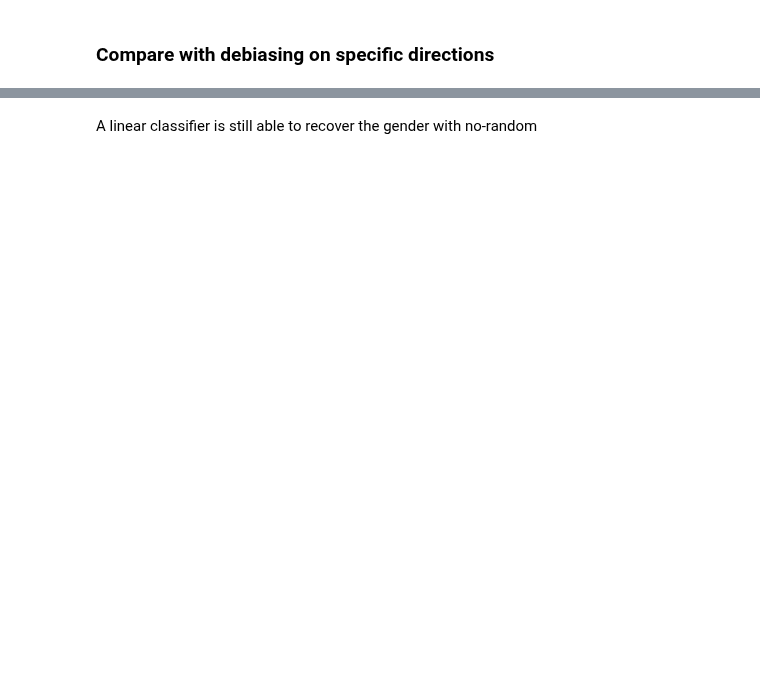
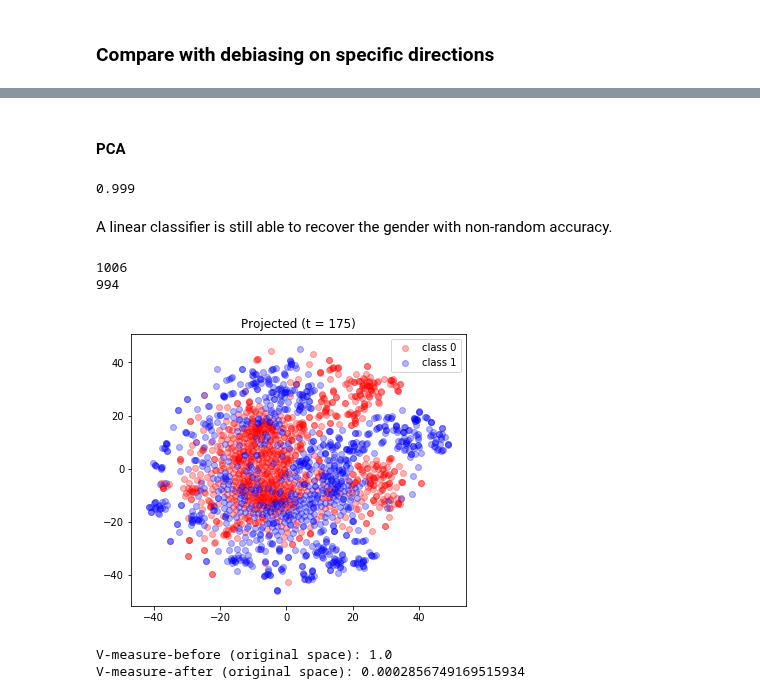
Before and after one commit to shauli-ravfogel/nullspace_projection, a Jupyter notebook: notebooks/word2vec_debiasing.ipynb, the cells around one changed output, grey strips where cells are left out. Saved outputs shown, nothing was run; the diff lists cells and outputs as text; code cells hidden in the pictures; blank space fills up the shorter version.

```diff
--- a/notebooks/word2vec_debiasing.ipynb
+++ b/notebooks/word2vec_debiasing.ipynb
@@ -791,5 +737,5 @@ print (p_value_exhust(A, B, G, H, model_cleaned))
 # %% [markdown]
 ### Compare with debiasing on specific directions
 # %%
-words = [("he", "she"), ("man", "woman"), ("boy", "girl"), ("king", "queen"), ("him", "her"), ("father", "mother"), ("grandfather", "grandmother")]
+specific_words = [("he", "she"), ("man", "woman"), ("boy", "girl"), ("him", "her"), ("father", "mother")]
 # %%
@@ -806,2 +752,36 @@ print(clf.score(X_dev_cleaned, Y_dev))
+# %% [markdown]
+#### PCA
+# %%
+gender_vecs = [model[p[0]] - model[p[1]] for p in specific_words]
+pca = PCA(n_components=1)
+pca.fit(gender_vecs)
+gender_direction = pca.components_
+P_by_words = debias.debias_by_specific_directions(np.array([gender_direction]), 300) # projection matrix generated by zeroing the above directions
+X_dev_cleaned = (P_by_words.dot(X_dev.T)).T
+X_train_cleaned = (P_by_words.dot(X_train.T)).T
+# %%
+clf = LinearSVC()
+clf.fit(X_train_cleaned, Y_train)
+print(clf.score(X_dev_cleaned, Y_dev))
+# %% [output]
+0.999
 # %% [markdown]
-A linear classifier is still able to recover the gender with no-random
+A linear classifier is still able to recover the gender with non-random accuracy.
+# %%
+M =  2000
+
+#tsne_before = tsne_by_gender(all_significantly_biased_vecs[:M], all_significantly_biased_labels[:M], title = "Original")
+X_dev_cleaned = (P_by_words.dot(X_dev.T)).T #X_dev.dot(P)
+X_test_cleaned = (P_by_words.dot(X_test.T)).T #X_test.dot(P)
+X_trained_cleaned = (P_by_words.dot(X_train.T)).T #X_train.dot(P)
+all_significantly_biased_cleaned = P_by_words.dot(all_significantly_biased_vecs.T).T
+
+tsne_after = tsne_by_gender(all_significantly_biased_cleaned[:M], all_significantly_biased_labels[:M], title = "Projected (t = {})".format(n))
+print("V-measure-before (original space): {}".format(compute_v_measure(all_significantly_biased_vecs[:M], all_significantly_biased_labels[:M])))
+print("V-measure-after (original space): {}".format(compute_v_measure(all_significantly_biased_cleaned[:M], all_significantly_biased_labels[:M])))
+# %% [output]
+1006
+994
+[figure, added]
+V-measure-before (original space): 1.0
+V-measure-after (original space): 0.0002856749169515934
```
Also changed, not shown: parts of 19 cells of this notebook.
